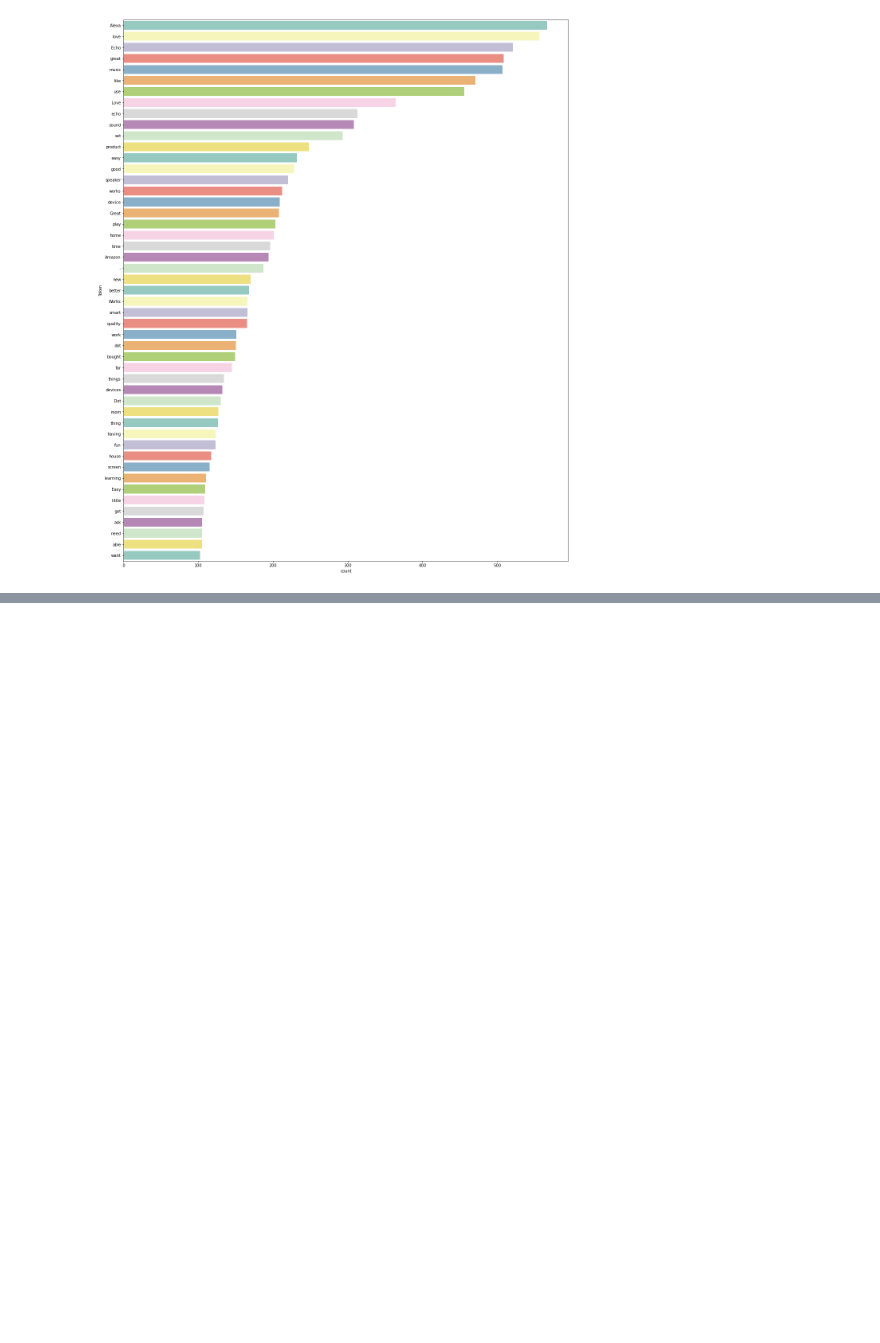
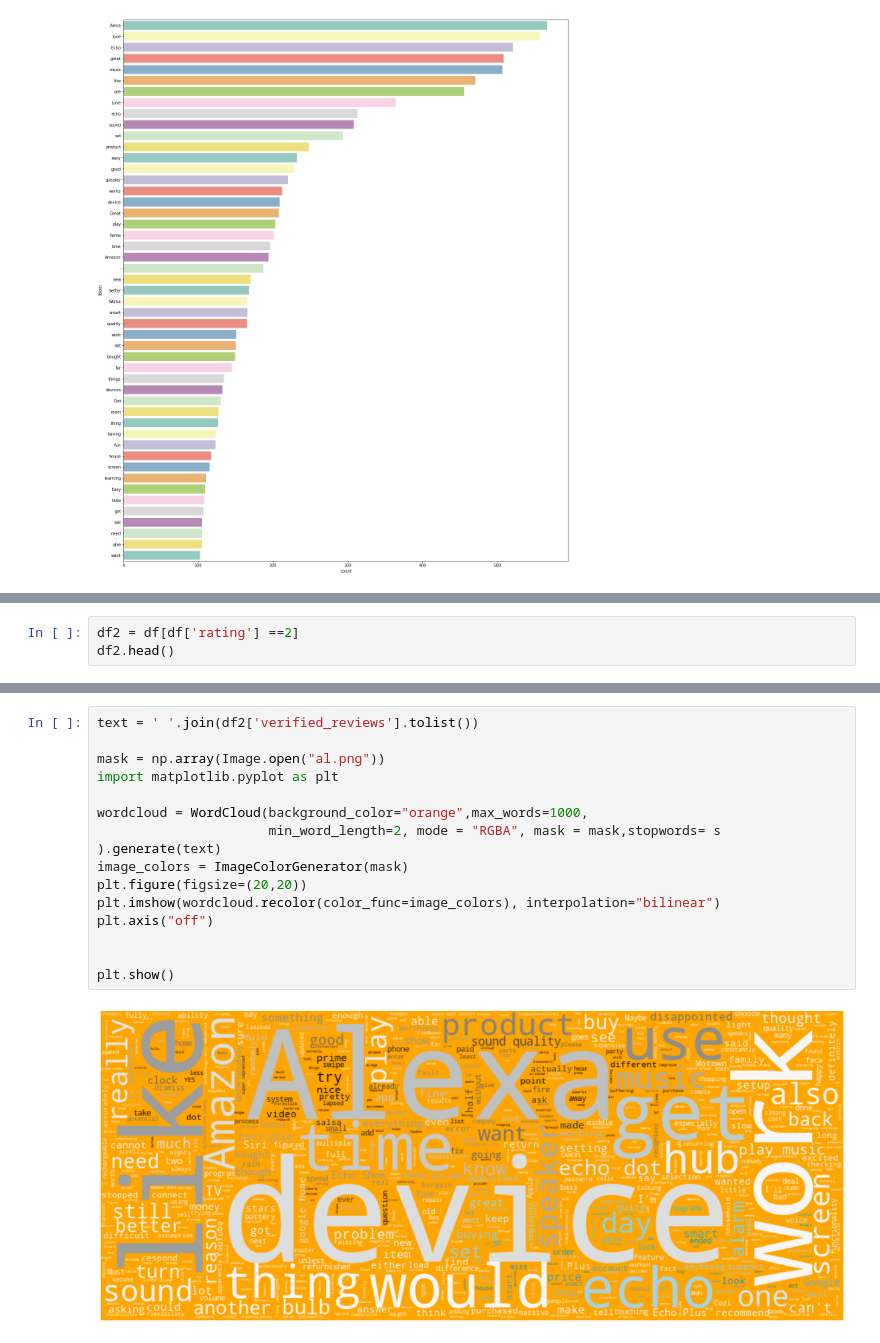
Before and after one commit to ddahiya16/Amazon-Alexa-Review-Analysis, a Jupyter notebook: Amazon Alexa Reviews Analysis.ipynb, the cells around one changed output, grey strips where cells are left out. Cells and saved outputs as stored; diff of their text form; blank space fills up the shorter version.

```diff
--- a/Amazon Alexa Reviews Analysis.ipynb
+++ b/Amazon Alexa Reviews Analysis.ipynb
@@ -259,0 +328,3 @@ plt.show()
+# %%
+df2 = df[df['rating'] ==2]
+df2.head()
@@ -259,0 +338,17 @@ plt.show()
+# %%
+text = ' '.join(df2['verified_reviews'].tolist())
+
+mask = np.array(Image.open("al.png"))
+import matplotlib.pyplot as plt
+
+wordcloud = WordCloud(background_color="orange",max_words=1000,
+                      min_word_length=2, mode = "RGBA", mask = mask,stopwords= s ).generate(text)
+image_colors = ImageColorGenerator(mask)
+plt.figure(figsize=(20,20))
+plt.imshow(wordcloud.recolor(color_func=image_colors), interpolation="bilinear")
+plt.axis("off")
+
+
+plt.show()
+# %% [output]
+[figure, added]
```
Also changed, not shown: parts of 14 cells of this notebook, 1 other file.
